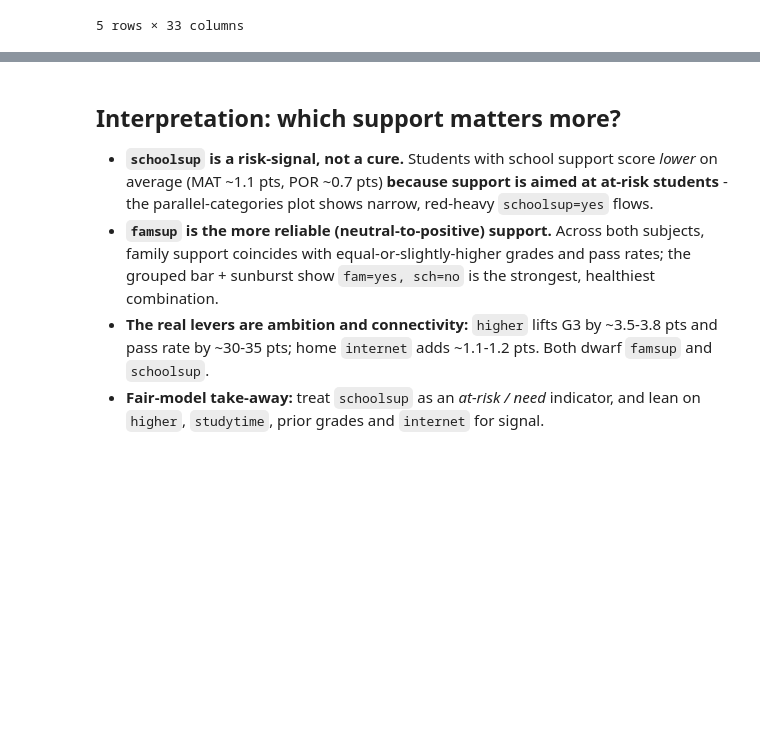
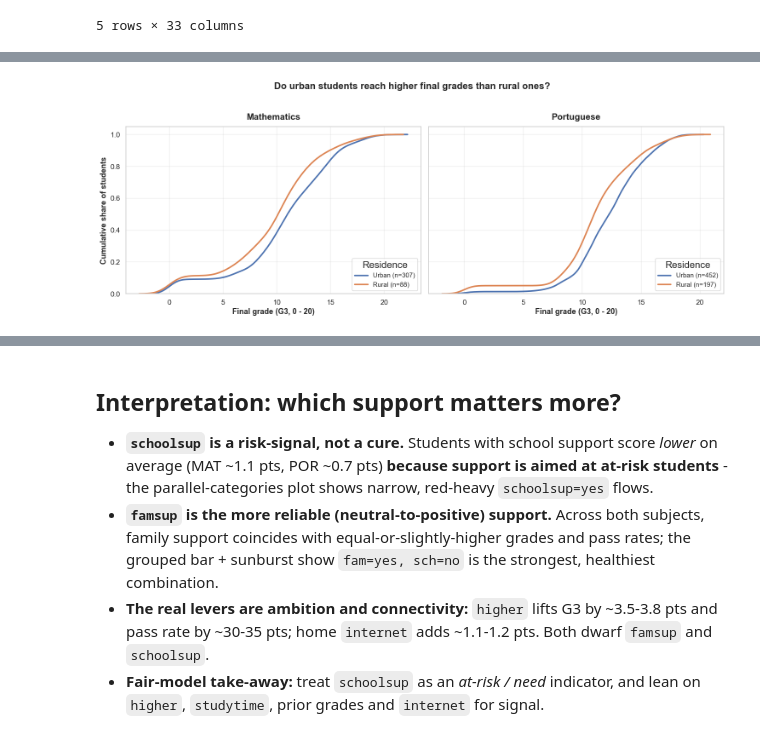
Before and after one commit to devmahbe/Fairness-Aware-and-Explainable-Machine-Learning-for-Student-Academic-Performance-Prediction, a Jupyter notebook: student_eda.ipynb, the cells around one changed output, grey strips where cells are left out. Cells and saved outputs as stored; diff of their text form; code cells hidden in the pictures; blank space fills up the shorter version.

```diff
--- a/student_eda.ipynb
+++ b/student_eda.ipynb
@@ -597,8 +109,0 @@ plt.tight_layout(); plt.show()
-# %%
-fig, axes = plt.subplots(1, 2, figsize=(13, 5), sharey=True)
-for ax, df, title in zip(axes, (mat_df, por_df), ('Mathematics', 'Portuguese')):
-    sns.boxplot(data=df, x='nursery', y='G3', ax=ax, hue='nursery', palette='PRGn',
-                order=['no', 'yes'], legend=False)
-    ax.set_title(f'{title} - G3 by nursery attendance')
-fig.suptitle('Nursery education vs final grade', y=1.03)
-plt.tight_layout(); plt.show()
@@ -649,16 +109,0 @@ plt.tight_layout(); plt.show()
-# %%
-fig, axes = plt.subplots(1, 2, figsize=(14, 5))
-for ax, df, title in zip(axes, (mat_df, por_df), ('Mathematics', 'Portuguese')):
-    piv = df.pivot_table(index='sex', columns='address', values='G3', aggfunc='mean')
-    sns.heatmap(piv, annot=True, fmt='.2f', cmap='YlGnBu', ax=ax)
-    ax.set_title(f'{title} - mean G3: Gender (rows) & address (cols)')
-fig.suptitle('Group fairness view: Gender & address mean final grades', y=1.03)
-plt.tight_layout(); plt.show()
-
-fig, ax = plt.subplots(figsize=(9, 5))
-labels = ['F_U', 'F_R', 'M_U', 'M_R']
-for df, name in ((mat_df, 'MAT'), (por_df, 'POR')):
-    vals = [df.loc[(df.sex == s) & (df.address == a), 'G3'].mean() for s, a in
-            [('F', 'U'), ('F', 'R'), ('M', 'U'), ('M', 'R')]]
-    ax.plot(labels, vals, marker='s', label=name)
-ax.set_title('Mean G3 by gender x address subgroup'); ax.legend(); plt.show()
@@ -806,0 +114,18 @@ fig.show()
+# %%
+ADDR_LBL = {'U': 'Urban', 'R': 'Rural'}
+fig, axes = plt.subplots(1, 2, figsize=(15, 5.5), sharey=True)
+for ax, df, title in zip(axes, (mat_df, por_df), ('Mathematics', 'Portuguese')):
+    for a in ('U', 'R'):
+        sub = df.loc[df['address'] == a, 'G3']
+        sns.kdeplot(sub, cumulative=True, bw_adjust=0.5, weights=None,
+                    label=f"{ADDR_LBL[a]} (n={len(sub)})", ax=ax, lw=2.5)
+    ax.legend(title='Residence', loc='lower right')
+    ax.grid(True, alpha=0.35)
+    ax.set_title(title, fontsize=15, fontweight='bold', pad=12)
+    ax.set_xlabel('Final grade (G3, 0 - 20)', fontsize=13, fontweight='bold')
+    ax.set_ylabel('Cumulative share of students', fontsize=13, fontweight='bold')
+fig.suptitle('Do urban students reach higher final grades than rural ones?',
+             fontsize=16, fontweight='bold', y=1.03)
+fig.tight_layout(); plt.show()
+# %% [output]
+[figure, added]
```
Also changed, not shown: parts of 151 cells of this notebook.
